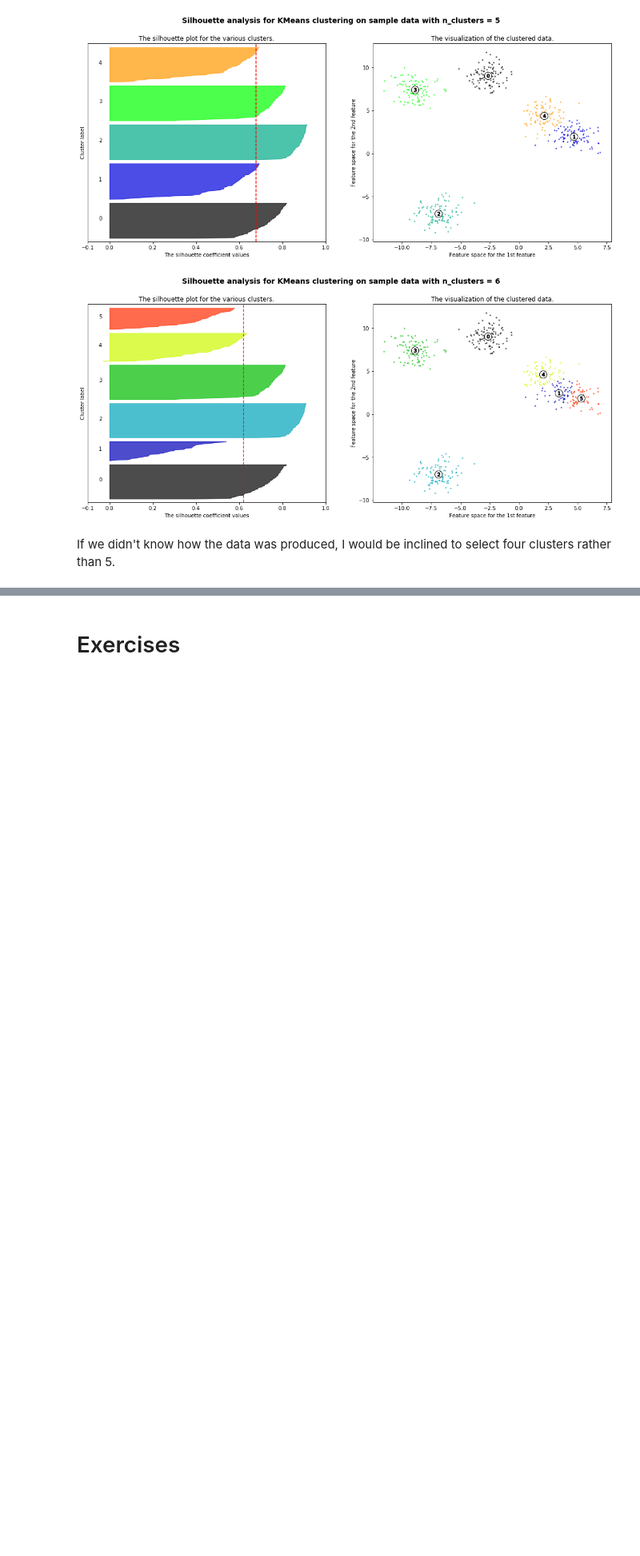
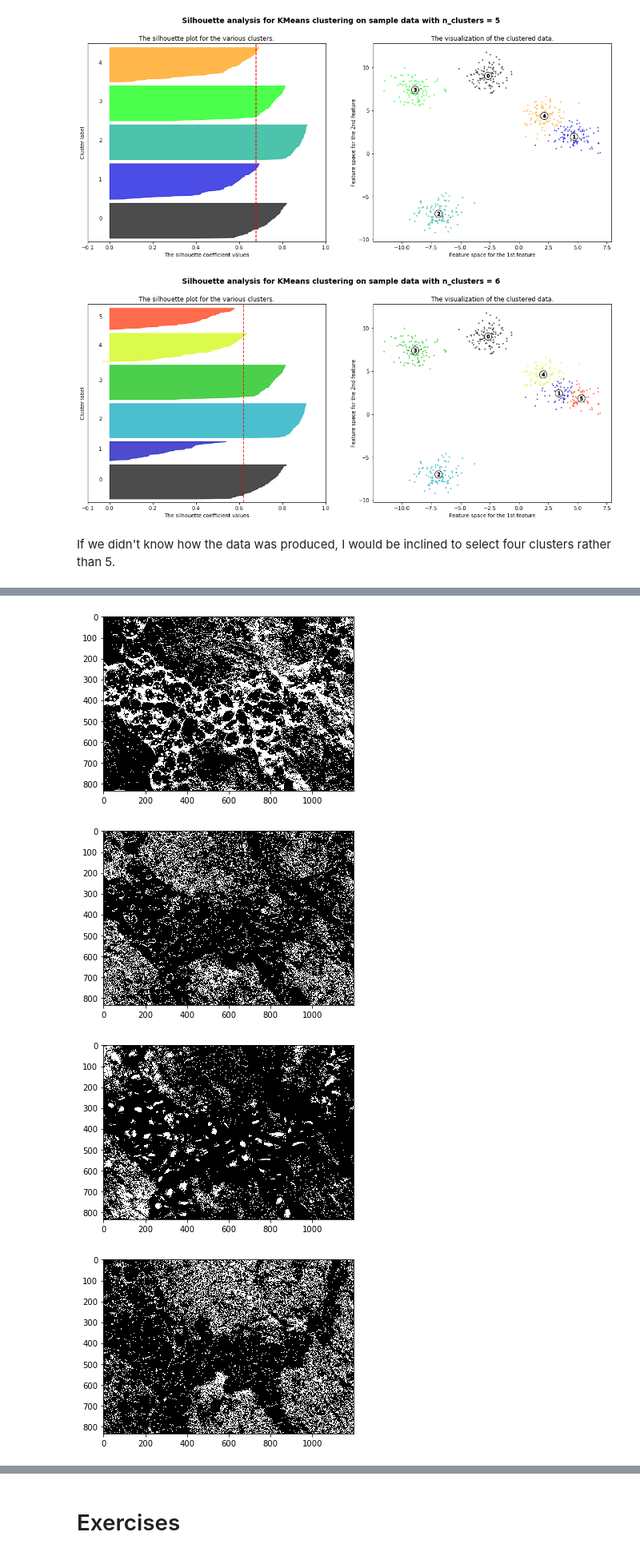
Before and after one commit to youngelf/MachineLearning, a Jupyter notebook: Hands-On2/Chapter 9.ipynb, the cells around one changed output, grey strips where cells are left out. Shown at 80% size. Saved outputs shown, nothing was run; the diff lists cells and outputs as text; code cells hidden in the pictures; blank space fills up the shorter version.

```diff
--- a/Hands-On2/Chapter 9.ipynb
+++ b/Hands-On2/Chapter 9.ipynb
@@ -190,0 +271,7 @@ from sklearn.cluster import KMeans
+# %%
+show_all_clusters(ladies.shape, kmeans)
+# %% [output]
+[figure, added]
+[figure, added]
+[figure, added]
+[figure, added]
```
Also changed, not shown: parts of 24 cells of this notebook, 11 other files.
